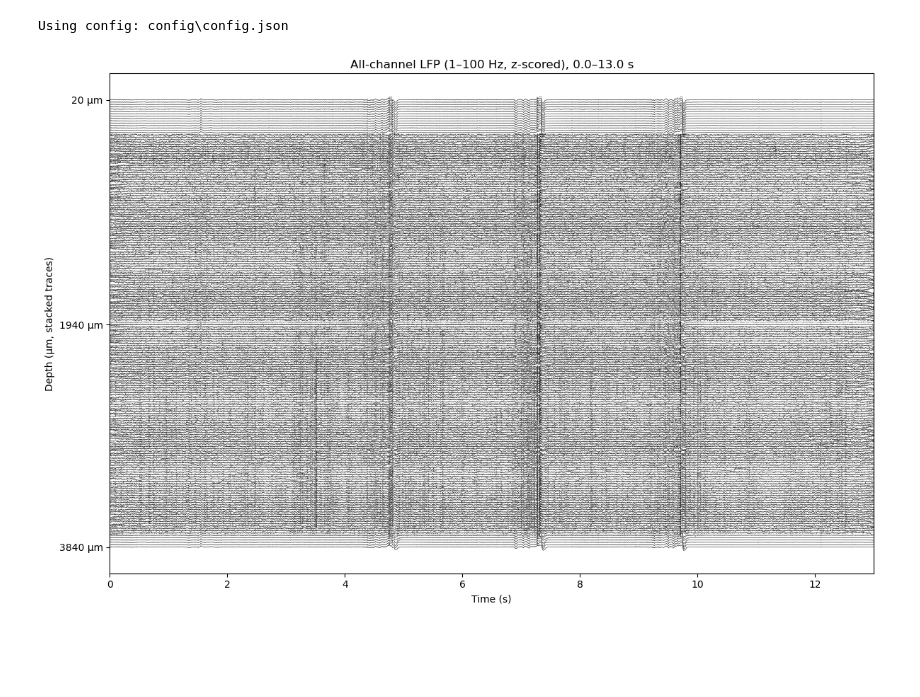
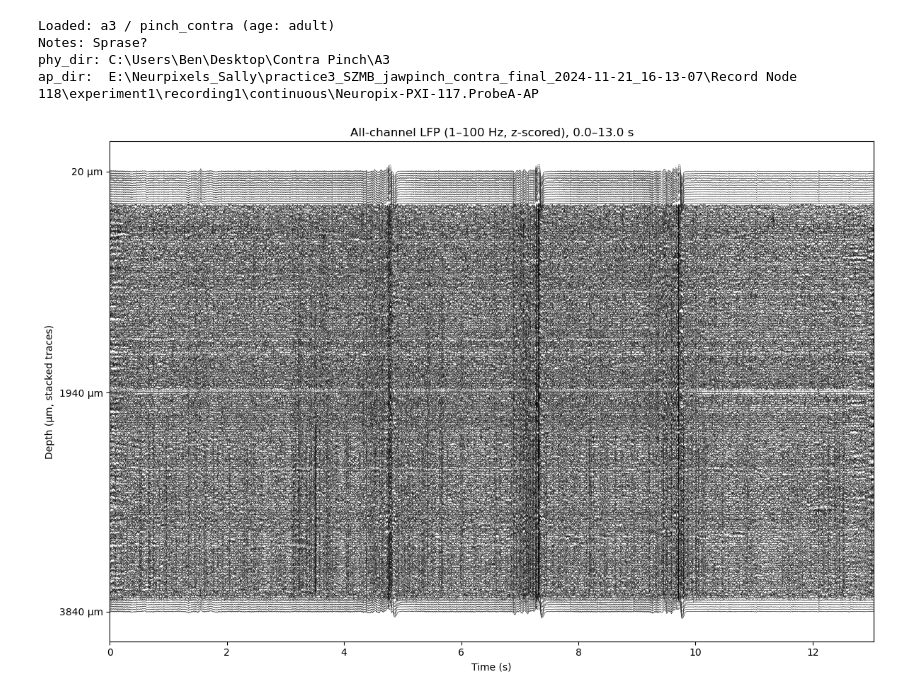
Before and after one commit to BenVengerik/NPA, a Jupyter notebook: LFP.ipynb, the cells around one changed output. Saved outputs shown, nothing was run; the diff lists cells and outputs as text; code cells hidden in the pictures; blank space fills up the shorter version.

Commit message:
Can now change recording session in code config

```diff
--- a/LFP.ipynb
+++ b/LFP.ipynb
@@ -1,31 +7,60 @@
 # %%
-import json, os
-from pathlib import Path
-import numpy as np
-import matplotlib.pyplot as plt
-from pathlib import Path
-from scipy.signal import butter, filtfilt, decimate
+# ===== SESSION SELECTION =====
+SESSION = "a3"         # animal id
+STIM = "pinch_contra"  # stim type
+# =============================
 
+# Load table (prefer local override if present)
+table_path = Path("data/sessions_local.csv") if Path("data/sessions_local.csv").exists() else Path("data/sessions.csv")
+sessions = pd.read_csv(table_path, sep='\t')  # your CSV is tab-delimited
 
-cfg_path = Path("config/config.json") if Path("config/config.json").exists() else Path("config/example_config.json")
-cfg = json.loads(Path(cfg_path).read_text())
+# Select row by session + stim
+row = sessions.loc[(sessions['session'].str.lower() == SESSION.lower()) &
+                   (sessions['stim'].str.lower() == STIM.lower())]
+if row.empty:
+    raise ValueError(f"No row found for session={SESSION}, stim={STIM}")
 
-phy_dir = Path(cfg["phy_dir"])
-ap_dir  = Path(cfg["ap_dir"])
+row = row.iloc[0]
 
-print("Using config:", cfg_path)
+# Extract paths and metadata
+phy_dir = Path(row['phy_dir']) if pd.notna(row['phy_dir']) and row['phy_dir'].strip() else None
+ap_dir  = Path(row['ap_dir']) if pd.notna(row['ap_dir']) and row['ap_dir'].strip() else None
+age = str(row['age']).strip() if pd.notna(row['age']) else "unknown"
+notes = str(row['notes']).strip() if pd.notna(row['notes']) else ""
+
+# Anatomy bands
+S1_upper_um  = float(row['s1_upper_um'])
+S1_lower_um  = float(row['s1_lower_um'])
+VPL_upper_um = float(row['vpl_upper_um'])
+VPL_lower_um = float(row['vpl_lower_um'])
+
+# Optional: mid-depths for LFP channel picking
+s1_mid_um  = (S1_upper_um + S1_lower_um) / 2.0
+vpl_mid_um = (VPL_upper_um + VPL_lower_um) / 2.0
+
+# Sanity check
+if phy_dir is None or not phy_dir.exists():
+    print(f"⚠️ Warning: phy_dir not found or empty for {SESSION}/{STIM}. Check paths or notes: '{notes}'")
+if ap_dir is None or not ap_dir.exists():
+    print(f"⚠️ Warning: ap_dir not found or empty for {SESSION}/{STIM}. Check paths.")
+
+print(f"Loaded: {SESSION} / {STIM} (age: {age})")
+print(f"Notes: {notes}")
+print(f"phy_dir: {phy_dir}")
+print(f"ap_dir:  {ap_dir}")
 # %% [output]
-Using config: config\config.json
+Loaded: a3 / pinch_contra (age: adult)
+Notes: Sprase?
+phy_dir: C:\Users\Ben\Desktop\Contra Pinch\A3
+ap_dir:  E:\Neurpixels_Sally\practice3_SZMB_jawpinch_contra_final_2024-11-21_16-13-07\Record Node 118\experiment1\recording1\continuous\Neuropix-PXI-117.ProbeA-AP
 # %%
 # Parameters
-t0, twin = 0.0, 13  # Time window in seconds
+t0, twin = 0.0, None  # Time window in seconds, none for full
 select_by = "depth"   # "depth" or "index"
 max_ch = None   # set to an int (e.g., 192) to cap plotted channels
 bp_lo, bp_hi = 1, 100
 gain = 20.0     # LFP gain per channel (adjust as needed)
 # %%
-
-
 # ---- spike zero for clock anchoring ----
 spike_times = np.load(phy_dir/'spike_times.npy')
 spike_fs = 30000.0
@@ -68,6 +103,9 @@ if max_ch is not None:
     order = order[::step]
 
 # ---- select time window on aligned LFP ----
+if twin is None:
+    twin = float(t_lfp[-1] - t_lfp[0])
+
 t1 = t0 + twin
 sel_t = (t_lfp >= t0) & (t_lfp <= t1)
 if not np.any(sel_t):
@@ -86,31 +124,31 @@ except Exception:
     Xb = X
 
 def zscore2D(M):
     m = np.median(M, axis=0, keepdims=True)
     s = np.std(M, axis=0, keepdims=True)
     s[s==0] = 1.0
     return (M - m) / s
 Z = zscore2D(Xb)
 
 # ---- stack and plot: offset by depth (µm) to make a depth map ----
 depths_sel = depths[order]
 # normalize depth range to a neat spacing (e.g., 40 units per 200 µm)
 dmin, dmax = float(np.nanmin(depths_sel)), float(np.nanmax(depths_sel))
 depth_norm = (depths_sel - dmin) / max(1.0, (dmax - dmin))
 offsets = depth_norm * 10000.0    # vertical span for all channels
 Y = Z * gain + offsets  # stacked signals
 
 plt.figure(figsize=(12, 8))
 plt.plot(t, Y, color='k', linewidth=0.3, alpha=0.7)
 plt.xlim(t0, t1)
 yticks_pos = [offsets[0], offsets[len(offsets)//2], offsets[-1]]
 yticks_lab = [f"{int(depths_sel[0])} µm", f"{int(depths_sel[len(offsets)//2])} µm", f"{int(depths_sel[-1])} µm"]
 plt.yticks(yticks_pos, yticks_lab)
 plt.xlabel("Time (s)")
 plt.ylabel("Depth (µm, stacked traces)")
 plt.title(f"All-channel LFP (1–100 Hz, z‑scored), {t0:.1f}–{t1:.1f} s")
 plt.gca().invert_yaxis()
 plt.tight_layout()
 plt.show()
 # %% [output]
-[figure, old version]
+[figure, new version]
```
Also changed, not shown: parts of 2 cells of this notebook, 3 other files.
